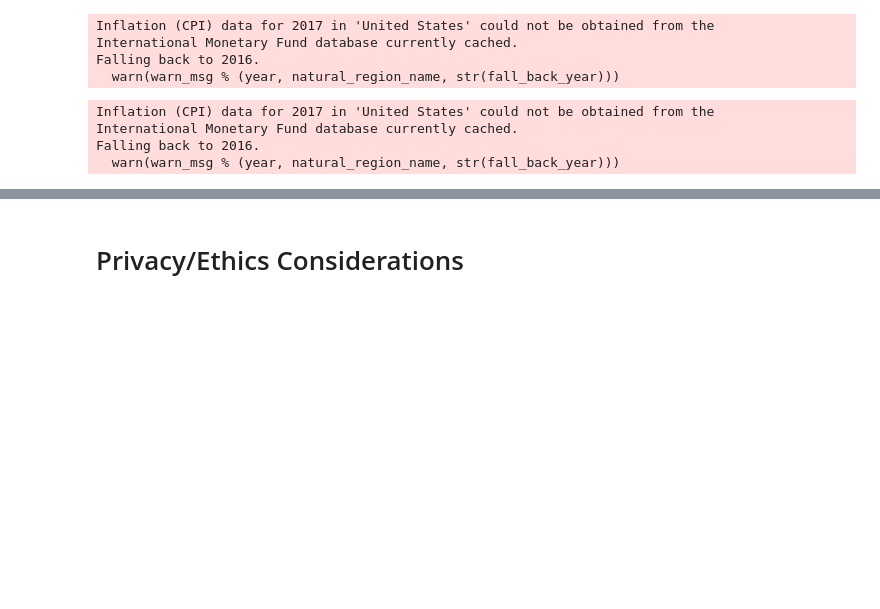
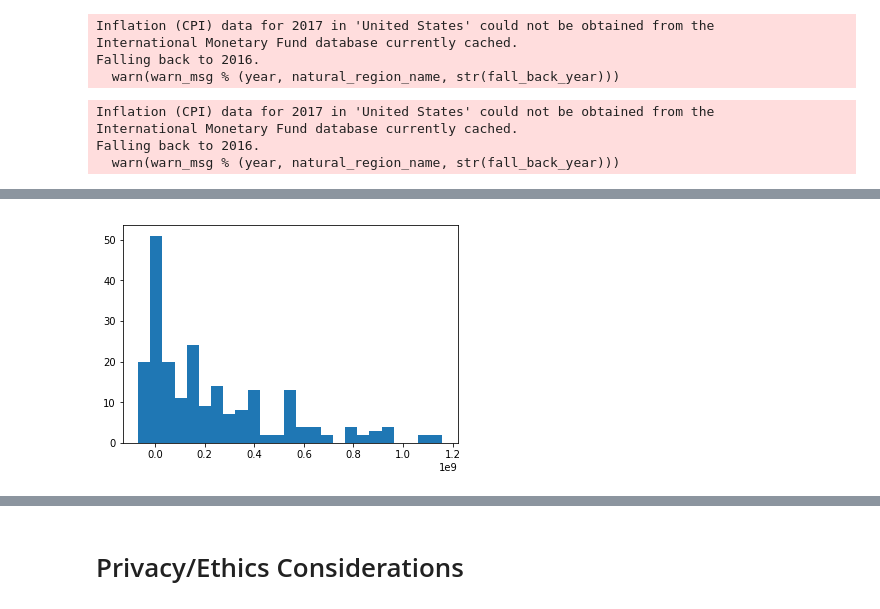
Before and after one commit to k-chau/What-Makes-a-Movie-Profit-, a Jupyter notebook: project/FinalProject.ipynb, the cells around one changed output, grey strips where cells are left out. Saved outputs shown, nothing was run; the diff lists cells and outputs as text; code cells hidden in the pictures; blank space fills up the shorter version.

```diff
--- a/project/FinalProject.ipynb
+++ b/project/FinalProject.ipynb
@@ -160,0 +179,6 @@ df
+# %%
+toPlot_Animation= df[df["main_genres"]=="Animation"]['profit']
+n, bins, patches = plt.hist(toPlot_Animation, 25)
+f_Animation = plt.gcf()
+# %% [output]
+[figure, added]
```
Also changed, not shown: parts of 34 cells of this notebook.
